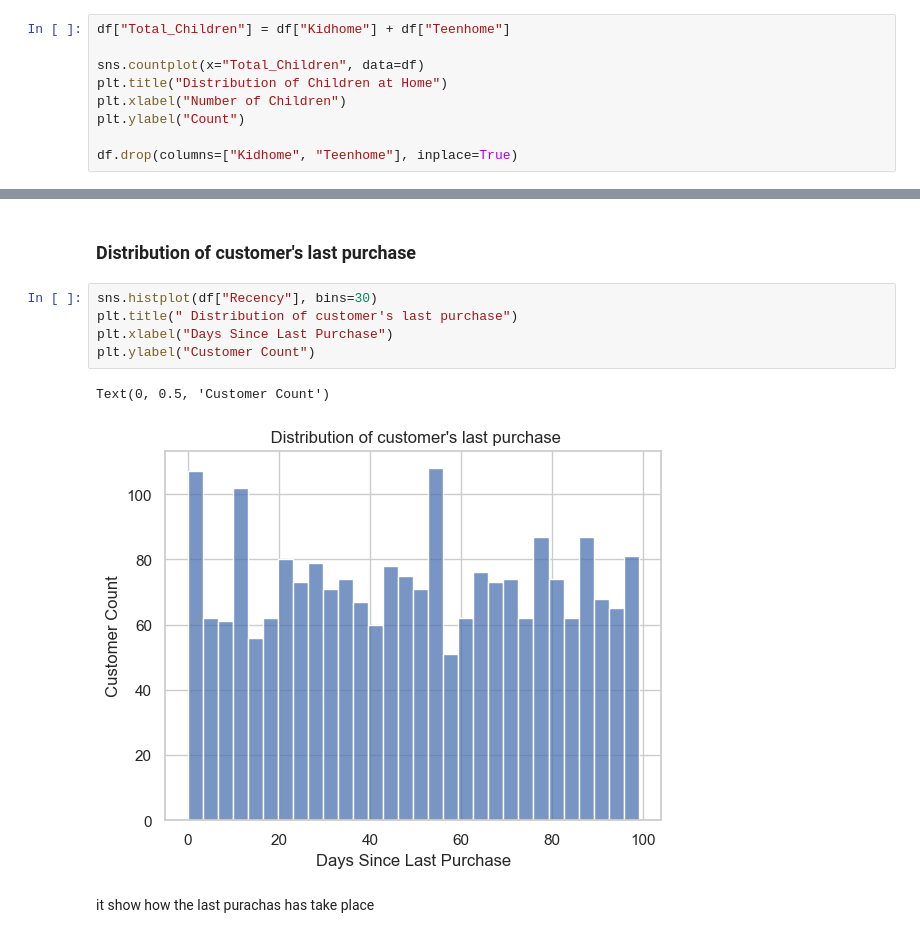
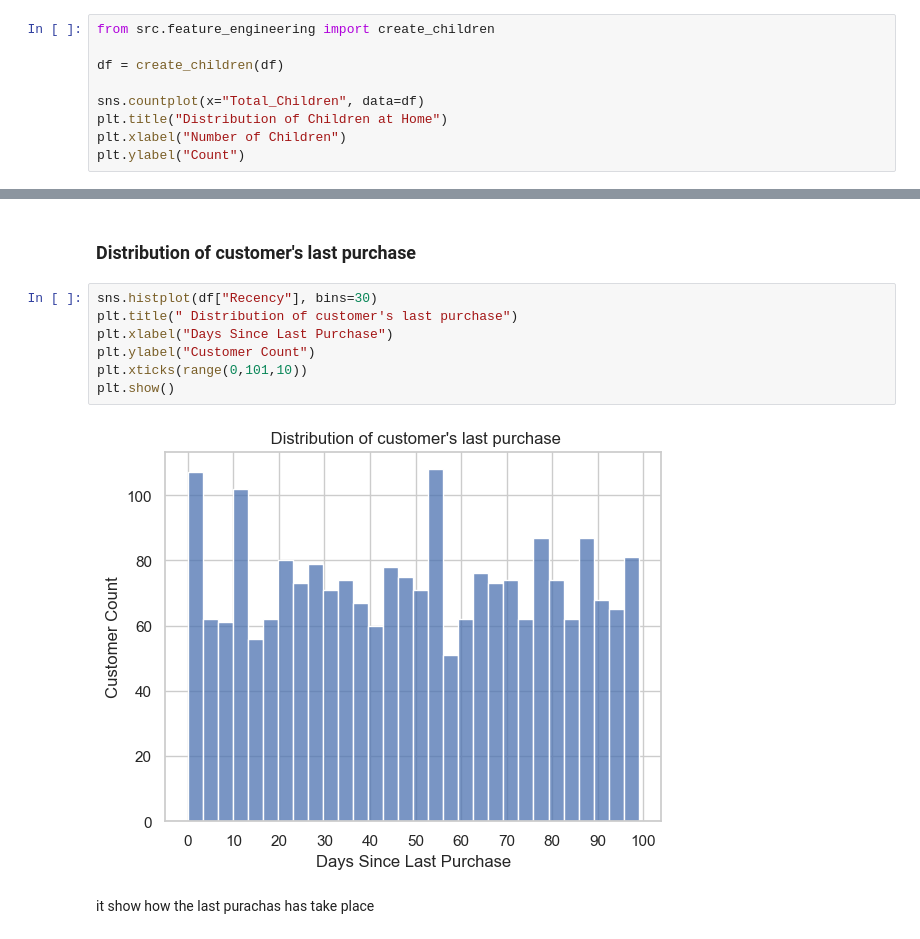
Before and after one commit to muhammedriswanp/customer-segmentation-clustering, a Jupyter notebook: notebooks/project_analysis.ipynb, the cells around one changed output, grey strips where cells are left out. Saved outputs shown, nothing was run; the diff lists cells and outputs as text.

```diff
--- a/notebooks/project_analysis.ipynb
+++ b/notebooks/project_analysis.ipynb
@@ -305,10 +310,10 @@ missing data was small(1%) and income is an important feature for customer segme
 # %%
-df["Total_Children"] = df["Kidhome"] + df["Teenhome"]
+from src.feature_engineering import create_children
+
+df = create_children(df)
 
 sns.countplot(x="Total_Children", data=df)
 plt.title("Distribution of Children at Home")
 plt.xlabel("Number of Children")
 plt.ylabel("Count")
-
-df.drop(columns=["Kidhome", "Teenhome"], inplace=True)
 # %% [output]
@@ -320,11 +326,12 @@ df.drop(columns=["Kidhome", "Teenhome"], inplace=True)
 # %%
 sns.histplot(df["Recency"], bins=30)
 plt.title(" Distribution of customer's last purchase")
 plt.xlabel("Days Since Last Purchase")
 plt.ylabel("Customer Count")
+plt.xticks(range(0,101,10))
+plt.show()
 # %% [output]
-Text(0, 0.5, 'Customer Count')
-[figure, old version]
+[figure, new version]
 # %% [markdown]
 it show how the last purachas has take place
 # %% [markdown]
```
Also changed, not shown: parts of 47 cells of this notebook, 18 other files.
